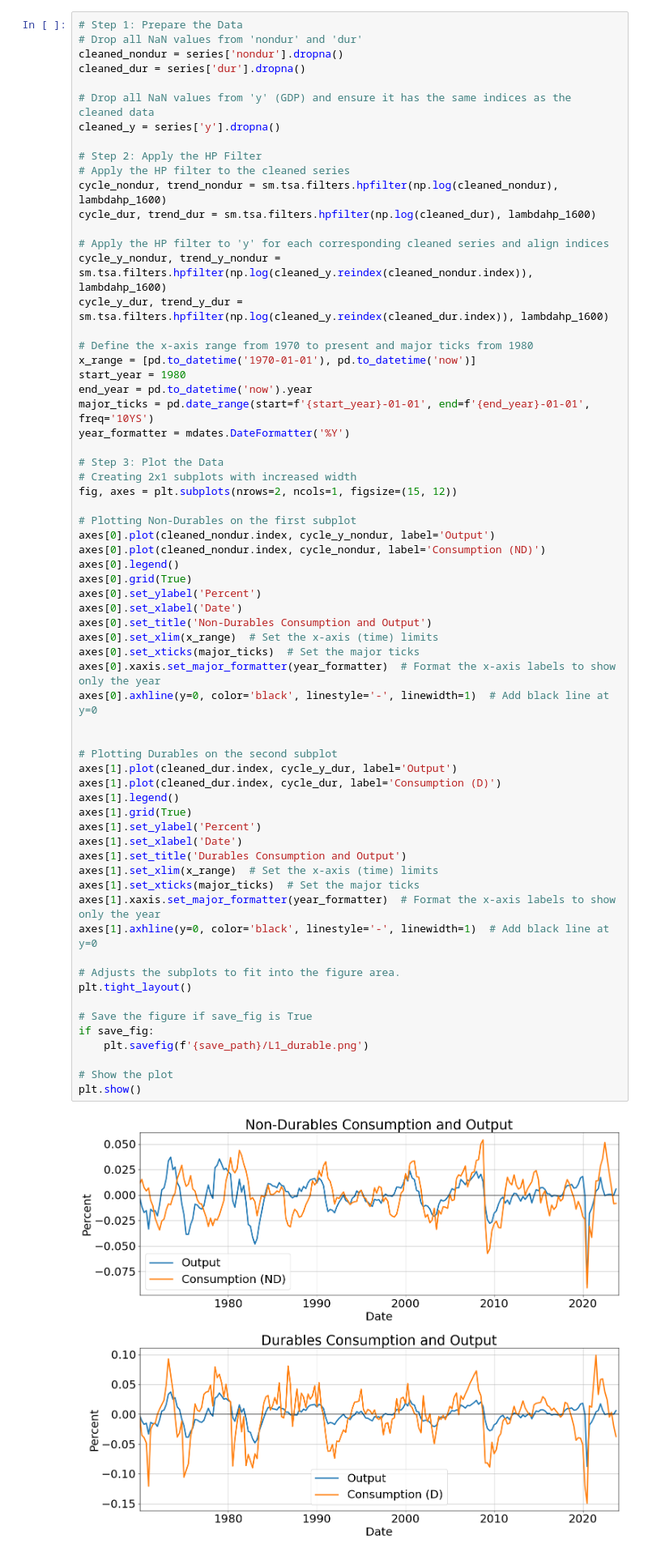
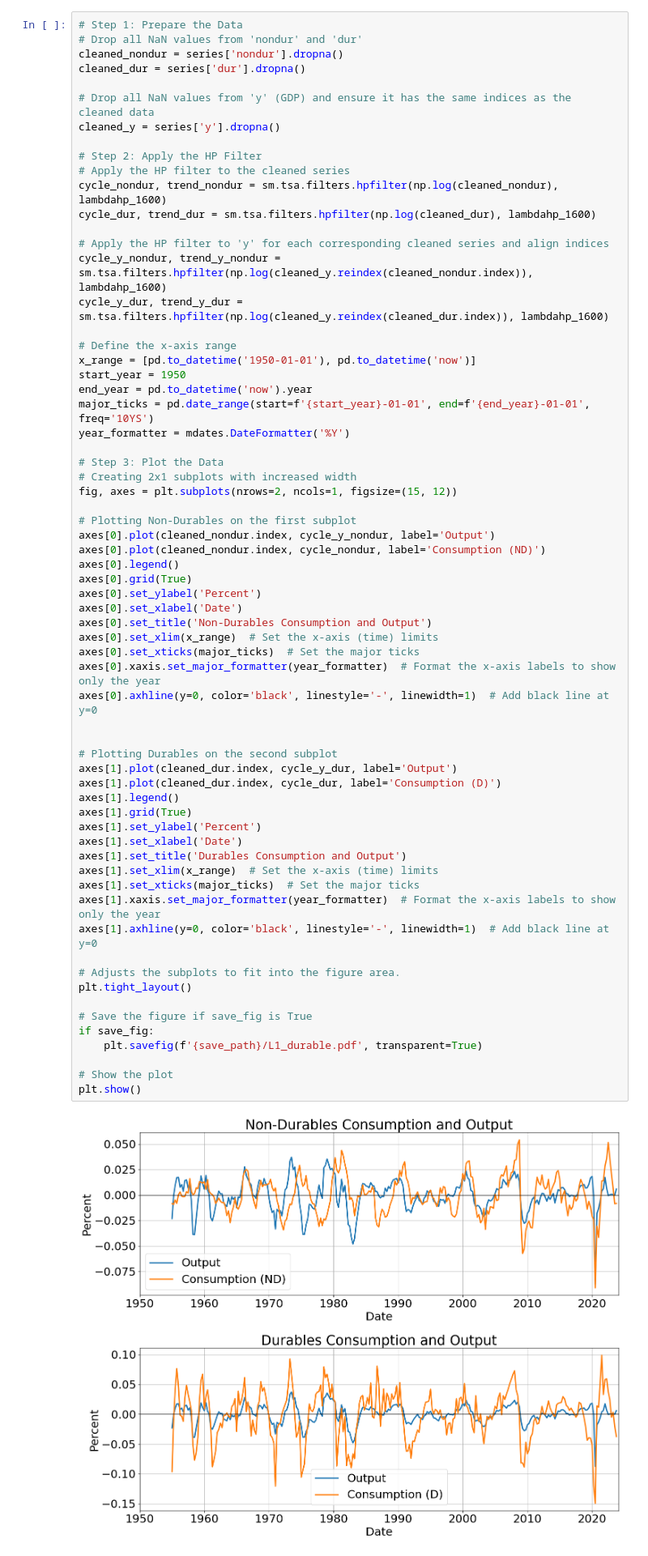
Before and after one commit to alexwellman/macrodata-wellman, a Jupyter notebook: Econ212/data_212.ipynb, the cells around one changed output. Shown at 81% size. Cells and saved outputs as stored; diff of their text form.

```diff
--- a/Econ212/data_212.ipynb
+++ b/Econ212/data_212.ipynb
@@ -318,9 +318,9 @@ cycle_dur, trend_dur = sm.tsa.filters.hpfilter(np.log(cleaned_dur), lambdahp_160
 cycle_y_nondur, trend_y_nondur = sm.tsa.filters.hpfilter(np.log(cleaned_y.reindex(cleaned_nondur.index)), lambdahp_1600)
 cycle_y_dur, trend_y_dur = sm.tsa.filters.hpfilter(np.log(cleaned_y.reindex(cleaned_dur.index)), lambdahp_1600)
 
-# Define the x-axis range from 1970 to present and major ticks from 1980
-x_range = [pd.to_datetime('1970-01-01'), pd.to_datetime('now')]
-start_year = 1980
+# Define the x-axis range
+x_range = [pd.to_datetime('1950-01-01'), pd.to_datetime('now')]
+start_year = 1950
 end_year = pd.to_datetime('now').year
 major_ticks = pd.date_range(start=f'{start_year}-01-01', end=f'{end_year}-01-01', freq='10YS')
 year_formatter = mdates.DateFormatter('%Y')
@@ -338,35 +338,35 @@ axes[0].set_ylabel('Percent')
 axes[0].set_xlabel('Date')
 axes[0].set_title('Non-Durables Consumption and Output')
 axes[0].set_xlim(x_range)  # Set the x-axis (time) limits
 axes[0].set_xticks(major_ticks)  # Set the major ticks
 axes[0].xaxis.set_major_formatter(year_formatter)  # Format the x-axis labels to show only the year
 axes[0].axhline(y=0, color='black', linestyle='-', linewidth=1)  # Add black line at y=0
 
 
 # Plotting Durables on the second subplot
 axes[1].plot(cleaned_dur.index, cycle_y_dur, label='Output')
 axes[1].plot(cleaned_dur.index, cycle_dur, label='Consumption (D)')
 axes[1].legend()
 axes[1].grid(True)
 axes[1].set_ylabel('Percent')
 axes[1].set_xlabel('Date')
 axes[1].set_title('Durables Consumption and Output')
 axes[1].set_xlim(x_range)  # Set the x-axis (time) limits
 axes[1].set_xticks(major_ticks)  # Set the major ticks
 axes[1].xaxis.set_major_formatter(year_formatter)  # Format the x-axis labels to show only the year
 axes[1].axhline(y=0, color='black', linestyle='-', linewidth=1)  # Add black line at y=0
 
 # Adjusts the subplots to fit into the figure area.
 plt.tight_layout()
 
 # Save the figure if save_fig is True
 if save_fig:
-    plt.savefig(f'{save_path}/L1_durable.png')
+    plt.savefig(f'{save_path}/L1_durable.pdf', transparent=True)
 
 # Show the plot
 plt.show()
 # %% [output]
-[figure, old version]
+[figure, new version]
 # %% [markdown]
 ## (2) Investment highly procyclical and Government Spending countercyclical
 # %%
```
Also changed, not shown: parts of 21 cells of this notebook, 17 other files.
